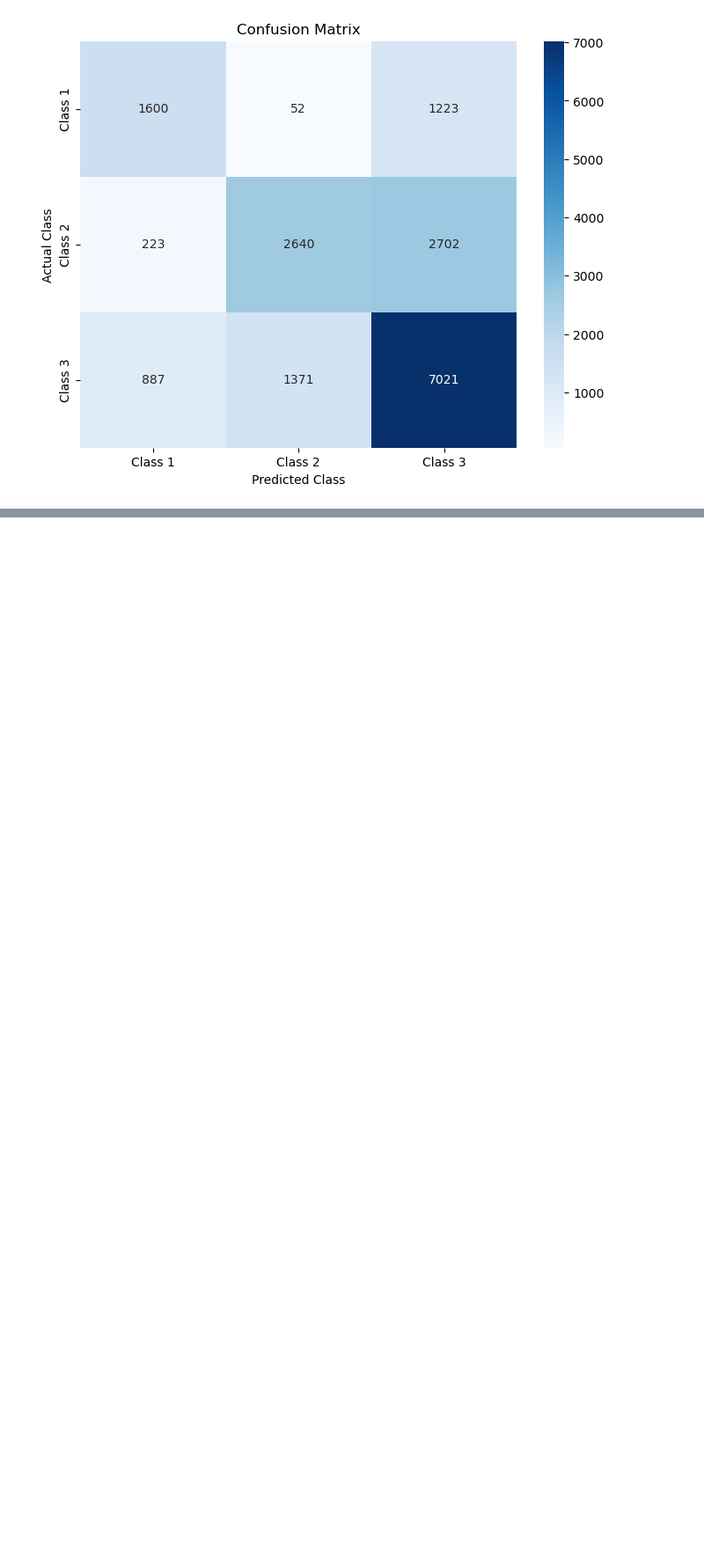
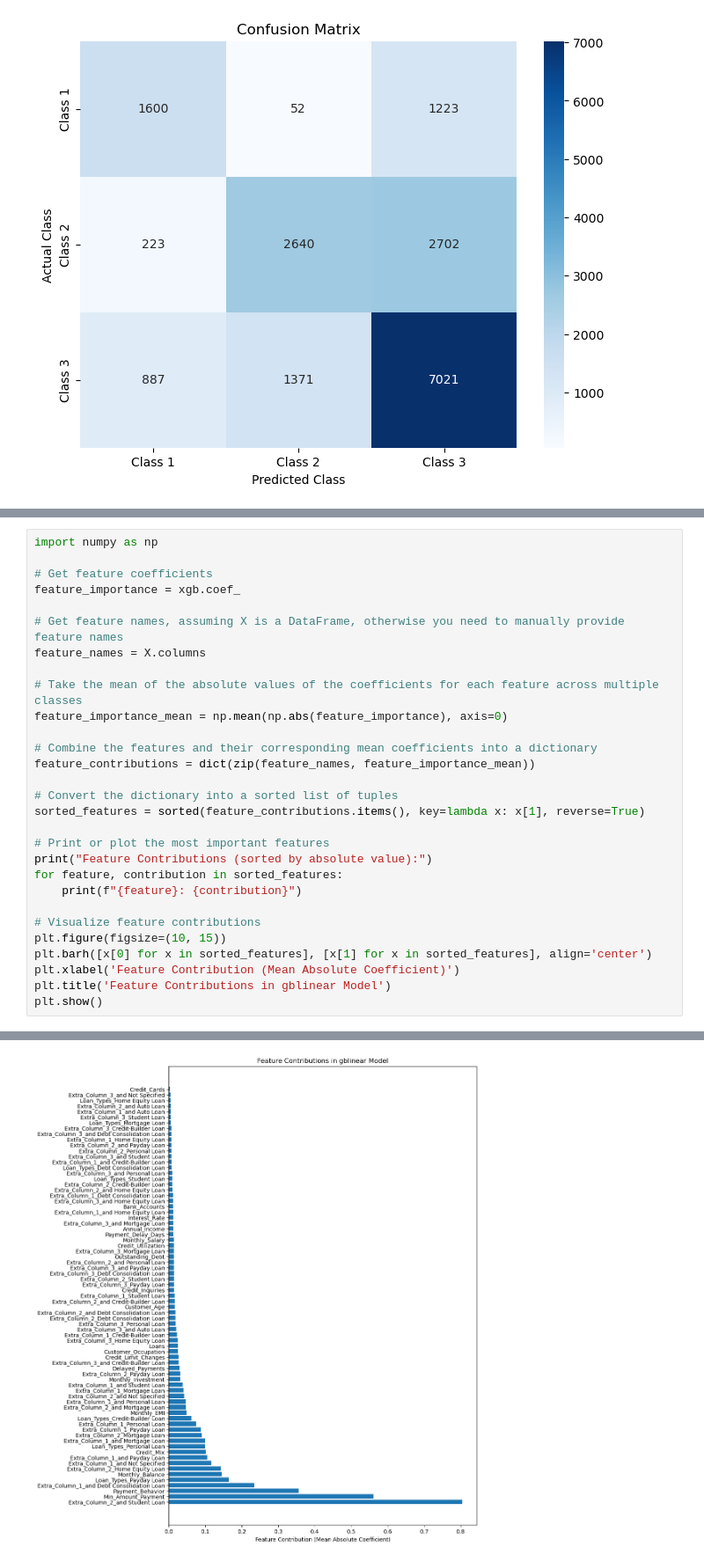
Before and after one commit to menghangl/COMP5310, a Jupyter notebook: Untitled3.ipynb, the cells around one changed output, grey strips where cells are left out. Shown at 88% size. Saved outputs shown, nothing was run; the diff lists cells and outputs as text; blank space fills up the shorter version.

```diff
--- a/Untitled3.ipynb
+++ b/Untitled3.ipynb
@@ -516,3 +517,33 @@ Classification Report:
 weighted avg       0.63      0.63      0.63     17719
 [figure]
 [figure]
+# %%
+import numpy as np
+
+# Get feature coefficients
+feature_importance = xgb.coef_
+
+# Get feature names, assuming X is a DataFrame, otherwise you need to manually provide feature names
+feature_names = X.columns
+
+# Take the mean of the absolute values of the coefficients for each feature across multiple classes
+feature_importance_mean = np.mean(np.abs(feature_importance), axis=0)
+
+# Combine the features and their corresponding mean coefficients into a dictionary
+feature_contributions = dict(zip(feature_names, feature_importance_mean))
+
+# Convert the dictionary into a sorted list of tuples
+sorted_features = sorted(feature_contributions.items(), key=lambda x: x[1], reverse=True)
+
+# Print or plot the most important features
+print("Feature Contributions (sorted by absolute value):")
+for feature, contribution in sorted_features:
+    print(f"{feature}: {contribution}")
+
+# Visualize feature contributions
+plt.figure(figsize=(10, 15))
+plt.barh([x[0] for x in sorted_features], [x[1] for x in sorted_features], align='center')
+plt.xlabel('Feature Contribution (Mean Absolute Coefficient)')
+plt.title('Feature Contributions in gblinear Model')
+plt.show()
+# %% [output]
@@ -518,0 +567 @@ weighted avg       0.63      0.63      0.63     17719
+[figure, added]
```
Also changed, not shown: parts of 2 cells of this notebook.
